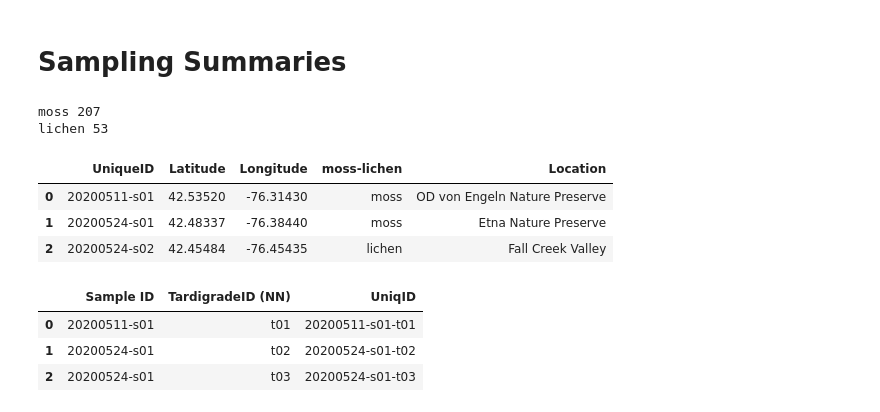
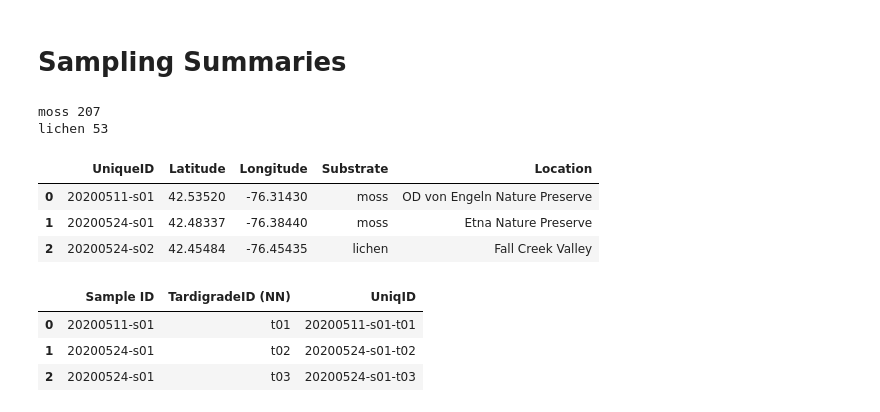
Before and after one commit to enwudz/tardi-behavior, a Jupyter notebook: code sampling analysis.ipynb, the cells around one changed output. Saved outputs shown, nothing was run; the diff lists cells and outputs as text; code cells hidden in the pictures.

Commit message:
changed heading in submitted table, needed update

```diff
--- a/code sampling analysis.ipynb
+++ b/code sampling analysis.ipynb
@@ -13,15 +13,15 @@ import os
 # Sampling Summaries
 # %%
 samples = pd.read_excel('Tables/Supplemental Table 1.xlsx')
-moss_samples = samples[samples['moss-lichen']=='moss']['UniqueID'].unique()
-lichen_samples = samples[samples['moss-lichen']=='lichen']['UniqueID'].unique()
+moss_samples = samples[samples['Substrate']=='moss']['UniqueID'].unique()
+lichen_samples = samples[samples['Substrate']=='lichen']['UniqueID'].unique()
 print('moss', len(moss_samples))
 print('lichen', len(lichen_samples))
 samples.head(3)
 # %% [output]
 moss 207
 lichen 53
-|  | UniqueID | Latitude | Longitude | moss-lichen | Location |
+|  | UniqueID | Latitude | Longitude | Substrate | Location |
 | 0 | 20200511-s01 | 42.53520 | -76.31430 | moss | OD von Engeln Nature Preserve |
 | 1 | 20200524-s01 | 42.48337 | -76.38440 | moss | Etna Nature Preserve |
 | 2 | 20200524-s02 | 42.45484 | -76.45435 | lichen | Fall Creek Valley |
```
Also changed, not shown: parts of 3 cells of this notebook.
